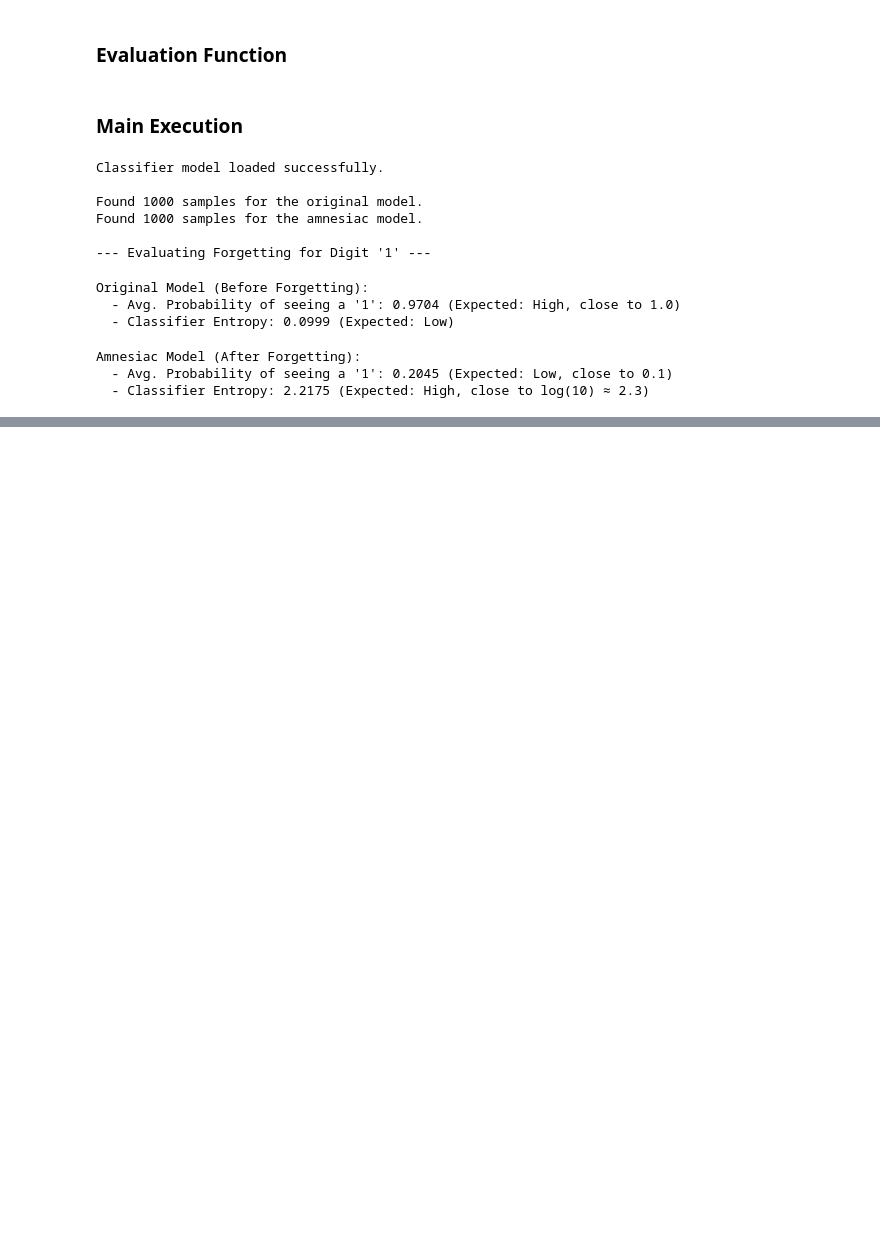
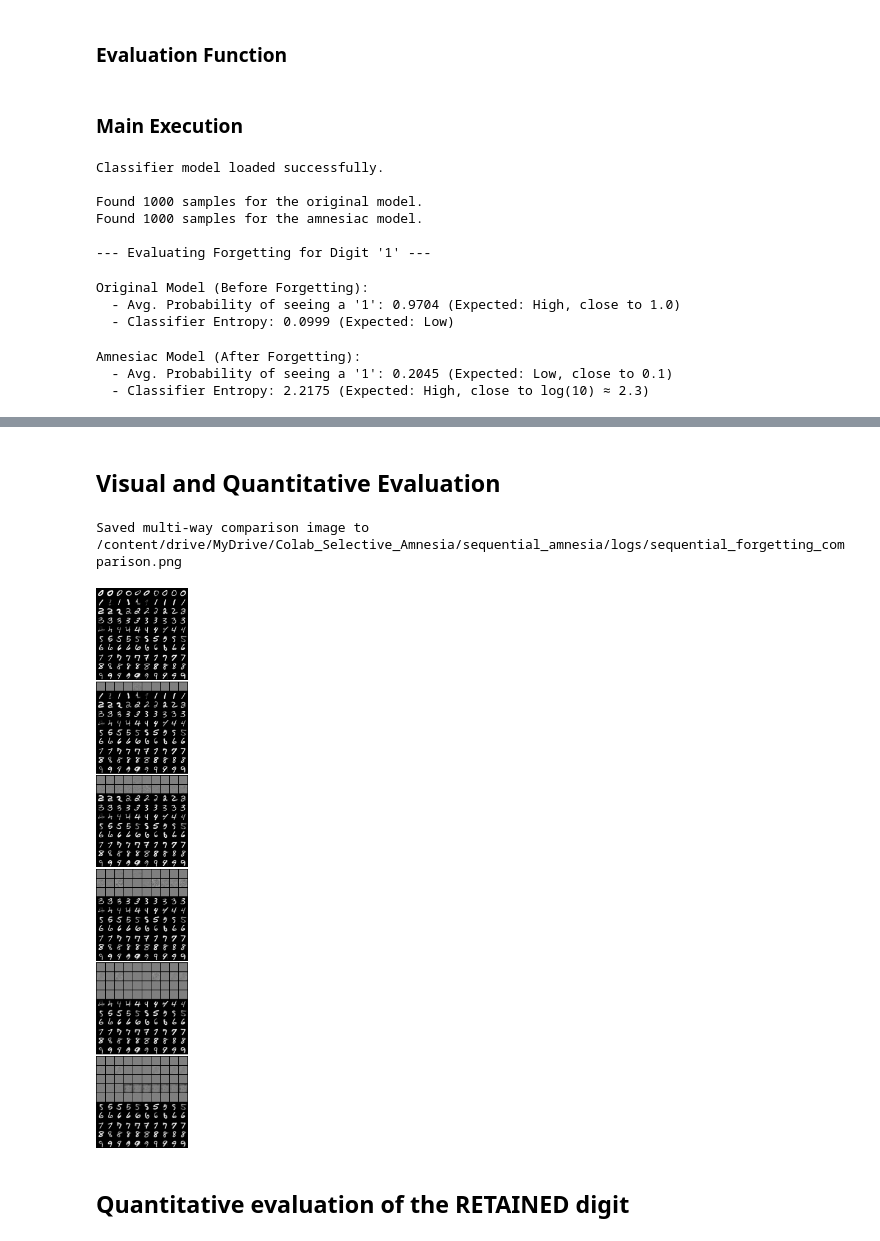
Before and after one commit to Amir-rfz/vae-concept-forgetting, a Jupyter notebook: Selective_Amnesia_VAE_Implementation.ipynb, the cells around one changed output, grey strips where cells are left out. Saved outputs shown, nothing was run; the diff lists cells and outputs as text; code cells hidden in the pictures; blank space fills up the shorter version.

```diff
--- a/Selective_Amnesia_VAE_Implementation.ipynb
+++ b/Selective_Amnesia_VAE_Implementation.ipynb
@@ -961,0 +1103,29 @@ Amnesiac Model (After Forgetting):
+# %% [markdown]
+## Visual and Quantitative Evaluation
+# %%
+for model in amnesiac_models: model.eval()
+classifier.eval()
+
+with torch.no_grad():
+    z = torch.randn((100, original_vae.fc31.out_features)).to(device)
+    c = F.one_hot(torch.arange(10).repeat_interleave(10), 10).float().to(device)
+
+    all_grids = [make_grid(model.decoder(z, c).view(-1, 1, 28, 28), nrow=10) for model in amnesiac_models]
+
+    separator = torch.ones(3, 5, all_grids[0].shape[2]).to(device)
+
+    interleaved = []
+    for grid in all_grids:
+        interleaved.append(grid)
+        interleaved.append(separator)
+
+    comparison_grid = torch.cat(interleaved[:-1], dim=1)
+    save_path = os.path.join(seq_config.output_dir, "logs/sequential_forgetting_comparison.png")
+    save_image(comparison_grid, save_path)
+    print(f"Saved multi-way comparison image to {save_path}")
+    display(Image.open(save_path))
+# %% [output]
+Saved multi-way comparison image to /content/drive/MyDrive/Colab_Selective_Amnesia/sequential_amnesia/logs/sequential_forgetting_comparison.png
+[figure, added]
+# %% [markdown]
+## Quantitative evaluation of the RETAINED digit
```
Also changed, not shown: parts of 50 cells of this notebook.
